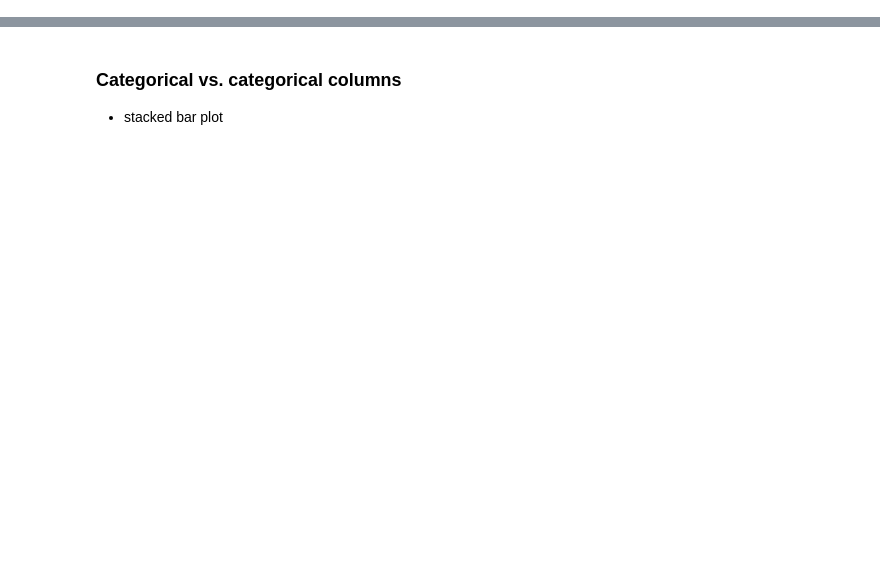
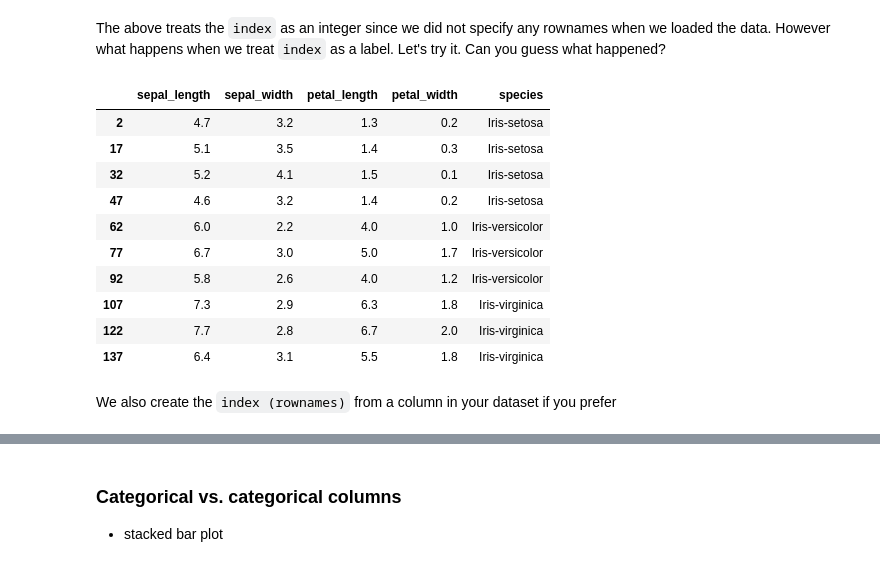
Before and after one commit to brown-ccv/ccv-bootcamp-python-2023, a Jupyter notebook: notebooks/Data_wrangling_in_Python.ipynb, the cells around one changed output, grey strips where cells are left out. Saved outputs shown, nothing was run; the diff lists cells and outputs as text; code cells hidden in the pictures; blank space fills up the shorter version.

```diff
--- a/notebooks/Data_wrangling_in_Python.ipynb
+++ b/notebooks/Data_wrangling_in_Python.ipynb
@@ -677,0 +799,18 @@ Create a scatter plot and a heat map using the hours-per-week and the education-
+# %% [markdown]
+The above treats the `index` as an integer since we did not specify any rownames when  we loaded the data. However what happens when we treat `index` as a label. Let's try it. Can you guess what happened?
+# %%
+iris.loc['10'::15]
+# %% [output]
+|  | sepal_length | sepal_width | petal_length | petal_width | species |
+| 2 | 4.7 | 3.2 | 1.3 | 0.2 | Iris-setosa |
+| 17 | 5.1 | 3.5 | 1.4 | 0.3 | Iris-setosa |
+| 32 | 5.2 | 4.1 | 1.5 | 0.1 | Iris-setosa |
+| 47 | 4.6 | 3.2 | 1.4 | 0.2 | Iris-setosa |
+| 62 | 6.0 | 2.2 | 4.0 | 1.0 | Iris-versicolor |
+| 77 | 6.7 | 3.0 | 5.0 | 1.7 | Iris-versicolor |
+| 92 | 5.8 | 2.6 | 4.0 | 1.2 | Iris-versicolor |
+| 107 | 7.3 | 2.9 | 6.3 | 1.8 | Iris-virginica |
+| 122 | 7.7 | 2.8 | 6.7 | 2.0 | Iris-virginica |
+| 137 | 6.4 | 3.1 | 5.5 | 1.8 | Iris-virginica |
+# %% [markdown]
+We also create the `index (rownames)` from a column in your dataset if you prefer
```
Also changed, not shown: parts of 257 cells of this notebook, 9 other files.
